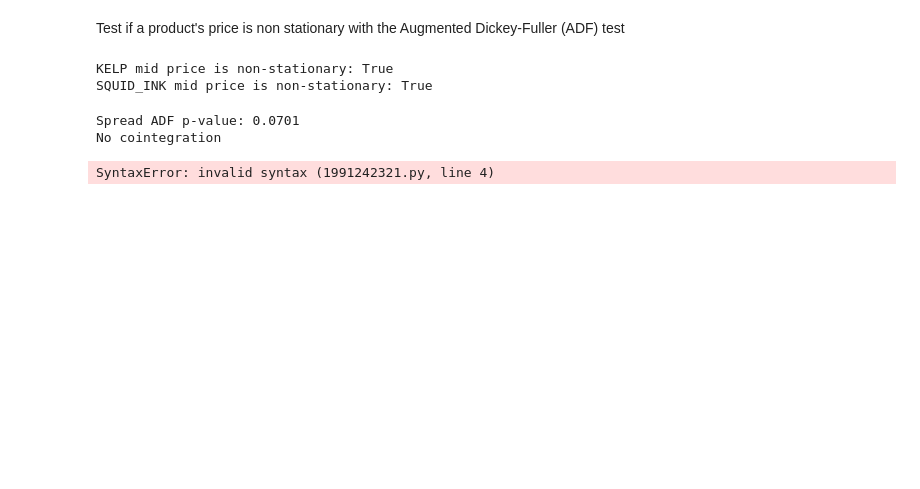
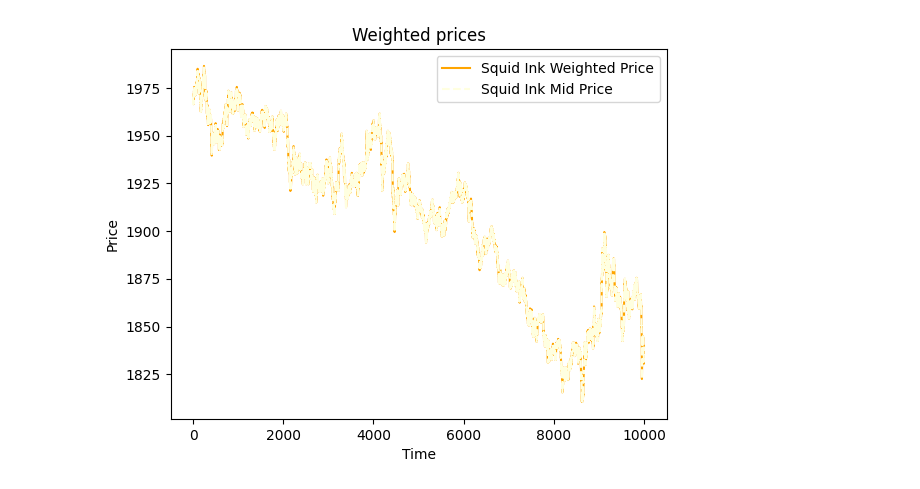
Before and after one commit to albertbw011/prosperity3, a Jupyter notebook: visualizer.ipynb, the cells around one changed output. Cells and saved outputs as stored; diff of their text form; code cells hidden in the pictures; blank space fills up the shorter version.

Commit message:
vwap attempt

```diff
--- a/visualizer.ipynb
+++ b/visualizer.ipynb
@@ -23,4 +179,5 @@ curr_round = 1
 root_path = f'Round {curr_round}'
 
 # Extract into dataframe
-data = pd.read_csv(f'{root_path}/prices_round_{curr_round}_day_0.csv', delimiter=';')
+data = load_multiple_days(root_path, curr_round, -2, 0)
+print(f"optimal threshold for vwap {calculate_optimal_threshold(data, 'SQUID_INK')}")
@@ -27,56 +195,19 @@ data = pd.read_csv(f'{root_path}/prices_round_{curr_round}_day_0.csv', delimiter
-# %% [markdown]
-Test if a product's price is non stationary with the Augmented Dickey-Fuller (ADF) test
 # %%
 # Filter data for each stock
-stock1 = data[data['product'] == 'KELP'].copy()
-stock2 = data[data['product'] == 'SQUID_INK'].copy()
+kelp = data[data['product'] == 'KELP'].copy()
+squid_ink = data[data['product'] == 'SQUID_INK'].copy()
 
 # Reset indices to ensure they're aligned
-stock1.reset_index(drop=True, inplace=True)
-stock2.reset_index(drop=True, inplace=True)
+kelp.reset_index(drop=True, inplace=True)
+squid_ink.reset_index(drop=True, inplace=True)
 
 # Calculate mid prices
-stock1['mid_price'] = calculate_mid_prices(stock1)
-stock2['mid_price'] = calculate_mid_prices(stock2)
+kelp['mid_price'] = calculate_mid_prices(kelp)
+squid_ink['mid_price'] = calculate_mid_prices(squid_ink)
 
-stock1_mid_prices = stock1['mid_price']
-stock2_mid_prices = stock2['mid_price']
+# Calculate weighted prices
+kelp['weighted_price'] = calculate_weighted_price(kelp)
+squid_ink['weighted_price'] = calculate_weighted_price(squid_ink)
 
-# Check stationarity of mid prices
-print(f"\nKELP mid price is non-stationary: {check_stationarity(stock1_mid_prices.dropna())}")
-print(f"SQUID_INK mid price is non-stationary: {check_stationarity(stock2_mid_prices.dropna())}")
+stock1_mid_prices = kelp['mid_price']
+stock2_mid_prices = squid_ink['mid_price']
-# %% [output]
-KELP mid price is non-stationary: True
-SQUID_INK mid price is non-stationary: True
-# %%
-# Regress StockA on StockB
-from statsmodels.api import OLS
-X = sm.add_constant(stock2_mid_prices)
-
-model = OLS(stock1_mid_prices, X).fit()
-spread = model.resid
-
-# Test spread for stationarity
-adf_result = adfuller(spread)
-p_value = adf_result[1]
-print(f"Spread ADF p-value: {p_value:.4f}")
-
-if p_value < 0.05:
-    print("Stocks are cointegrated (spread is stationary)")
-else:
-    print("No cointegration")
-# %% [output]
-Spread ADF p-value: 0.0701
-No cointegration
-# %%
-from statsmodels.tsa.vector_ar.vecm import coint_johansen
-
-# Select stocks (e.g., 3 stocks)
-stocks =
-result = coint_johansen(stocks, det_order=0, k_ar_diff=1)
-
-# Check trace statistics
-print("Trace statistics:", result.lr1)
-print("Critical values:", result.cvt)
-# %% [output]
-SyntaxError: invalid syntax (1991242321.py, line 4)
@@ -82,0 +265,13 @@ SyntaxError: invalid syntax (1991242321.py, line 4)
+# %%
+fig, ax = plt.subplots()
+ax.plot(kelp['weighted_price'], label='KELP Weighted Price', color='blue')
+ax.plot(squid_ink['weighted_price'], label='Squid Ink Weighted Price', color='orange')
+ax.plot(kelp['mid_price'], label='KELP Mid Price', linestyle='--', color='lightblue')
+ax.plot(squid_ink['mid_price'], label='Squid Ink Mid Price', linestyle='--', color='lightyellow')
+ax.set_title('Weighted prices')
+ax.set_xlabel('Time')
+ax.set_ylabel('Price')
+ax.legend()
+plt.show()
+# %% [output]
+[figure, added]
```
Also changed, not shown: parts of 5 cells of this notebook, 2 other files.
